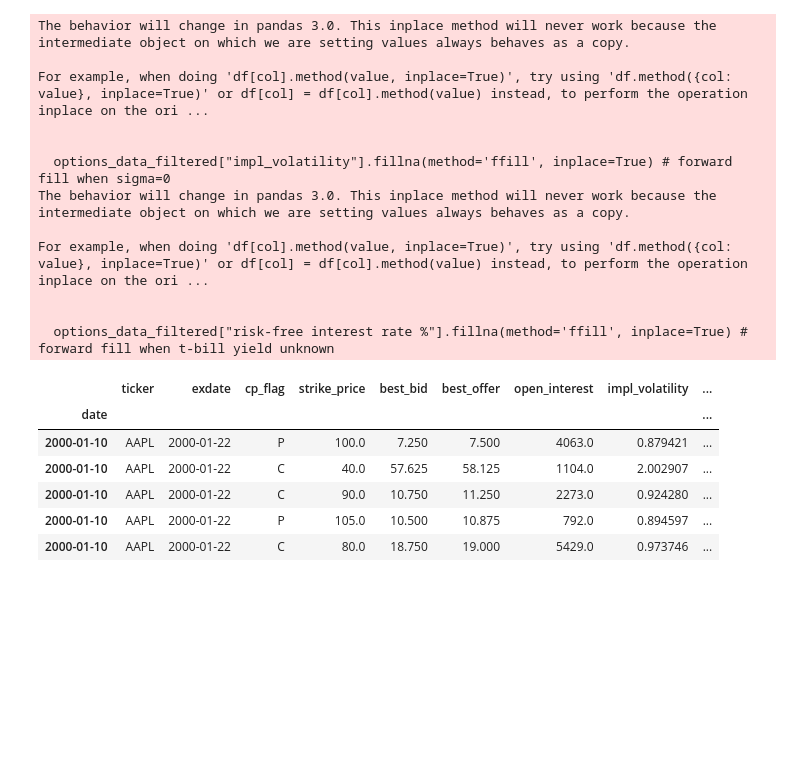
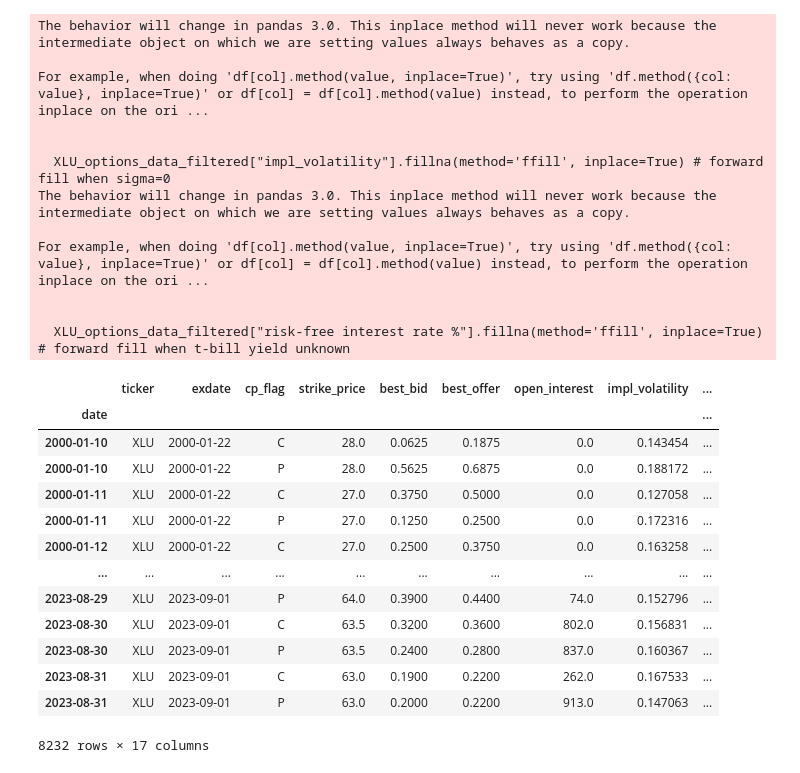
Before and after one commit to siruiliu-code/GARCH-X-Volatility-Modelling-with-Equity-Options-Trading, a Jupyter notebook: megan_IV.ipynb, the cells around one changed output. Saved outputs shown, nothing was run; the diff lists cells and outputs as text; code cells hidden in the pictures; blank space fills up the shorter version.

```diff
--- a/megan_IV.ipynb
+++ b/megan_IV.ipynb
@@ -2,74 +2,74 @@
 import pandas as pd
 import numpy as np
 # %%
-options_data = pd.read_hdf("C:\\Users\\asus\Downloads\\all_options_data.h5", key="AAPL").set_index("date")
-options_data['exdate'] = pd.to_datetime(options_data['exdate'])
-options_data.index = pd.to_datetime(options_data.index)
+XLU_options_data = pd.read_hdf("data/etf_options_data.hf5", key="XLU").set_index("date")
+XLU_options_data['exdate'] = pd.to_datetime(XLU_options_data['exdate'])
+XLU_options_data.index = pd.to_datetime(XLU_options_data.index)
 
-price_data = pd.read_hdf("C:\\Users\\asus\Downloads\\all_tickers_time_series.hf5", key="AAPL").drop_duplicates().set_index("date")
-price_series = price_data["prc"] # subject to changes
+XLU_price_data = pd.read_hdf("data/etf_series.hf5", key="XLU").drop_duplicates()
+XLU_price_series = XLU_price_data["Close"]
 
 treasury_bill_3m = pd.read_csv("C:\\Users\\asus\Downloads\\DTB3.csv").set_index("DATE")
 treasury_bill_3m.index = pd.to_datetime(treasury_bill_3m.index)
 
-options_data_filtered = options_data[options_data.index.isin(price_series.index)]
-options_data_filtered['price'] = price_series
-options_data_filtered["strike_price"] = options_data_filtered["strike_price"] / 1000
-options_data_filtered["risk-free interest rate %"] = treasury_bill_3m["DTB3"]
-options_data_filtered["risk-free interest rate %"] = pd.to_numeric(options_data_filtered["risk-free interest rate %"], errors='coerce')
-options_data_filtered["days to expiry"] = (options_data_filtered["exdate"] - options_data_filtered.index).dt.days
-options_data_filtered = options_data_filtered[options_data_filtered["days to expiry"] != 0] # remove options expiring that day
-options_data_filtered["impl_volatility"].fillna(method='ffill', inplace=True) # forward fill when sigma=0
-options_data_filtered["risk-free interest rate %"].fillna(method='ffill', inplace=True) # forward fill when t-bill yield unknown
-options_data_filtered["strike minus price"] = np.abs(options_data_filtered["strike_price"] - options_data_filtered["price"])
+XLU_options_data_filtered = XLU_options_data[XLU_options_data.index.isin(XLU_price_series.index)]
+XLU_options_data_filtered['price'] = XLU_price_series
 
-options_data_filtered = options_data_filtered[
-    options_data_filtered.apply(
-        lambda row: row["strike_price"] < row["price"] if row["cp_flag"] == 'C' else row["strike_price"] > row["price"],
-        axis=1
-    )
-]
+XLU_options_data_filtered["strike_price"] = XLU_options_data_filtered["strike_price"] / 1000
+XLU_options_data_filtered["risk-free interest rate %"] = treasury_bill_3m["DTB3"]
+XLU_options_data_filtered["risk-free interest rate %"] = pd.to_numeric(XLU_options_data_filtered["risk-free interest rate %"], errors='coerce')
+XLU_options_data_filtered["days to expiry"] = (XLU_options_data_filtered["exdate"] - XLU_options_data_filtered.index).dt.days
+XLU_options_data_filtered = XLU_options_data_filtered[XLU_options_data_filtered["days to expiry"] != 0] # remove options expiring that day
+XLU_options_data_filtered["impl_volatility"].fillna(method='ffill', inplace=True) # forward fill when sigma=0
+XLU_options_data_filtered["risk-free interest rate %"].fillna(method='ffill', inplace=True) # forward fill when t-bill yield unknown
+XLU_options_data_filtered["strike minus price"] = np.abs(XLU_options_data_filtered["strike_price"] - XLU_options_data_filtered["price"])
 
-options_data_filtered
+XLU_options_data_filtered
 
-date_index = options_data_filtered.index.unique()
+date_index = XLU_options_data_filtered.index.unique()
 filtered_data = pd.DataFrame()
 for date in date_index:
-    options_on_date = options_data_filtered.loc[date]
+    options_on_date = XLU_options_data_filtered.loc[date]
     no_of_ex_dates = options_on_date["exdate"].nunique()
     if no_of_ex_dates > 1:
         options_on_date = options_on_date.query("exdate == exdate.min()")
     closest_strike = options_on_date[options_on_date["strike minus price"] == options_on_date["strike minus price"].min()]
     if len(closest_strike) > 2:
         c_closest_strike = closest_strike[closest_strike["cp_flag"] == "C"]
         c_closest_strike = c_closest_strike[c_closest_strike["open_interest"] == c_closest_strike["open_interest"].max()]
         p_closest_strike = closest_strike[closest_strike["cp_flag"] == "P"]
         p_closest_strike = p_closest_strike[p_closest_strike["open_interest"] == p_closest_strike["open_interest"].max()]
         closest_strike = pd.concat([c_closest_strike, p_closest_strike])
     filtered_data = pd.concat([filtered_data, closest_strike])
+
+filtered_data
 # %% [output]
 The behavior will change in pandas 3.0. This inplace method will never work because the intermediate object on which we are setting values always behaves as a copy.
 
 For example, when doing 'df[col].method(value, inplace=True)', try using 'df.method({col: value}, inplace=True)' or df[col] = df[col].method(value) instead, to perform the operation inplace on the ori ...
 
 
-  options_data_filtered["impl_volatility"].fillna(method='ffill', inplace=True) # forward fill when sigma=0
+  XLU_options_data_filtered["impl_volatility"].fillna(method='ffill', inplace=True) # forward fill when sigma=0
 The behavior will change in pandas 3.0. This inplace method will never work because the intermediate object on which we are setting values always behaves as a copy.
 
 For example, when doing 'df[col].method(value, inplace=True)', try using 'df.method({col: value}, inplace=True)' or df[col] = df[col].method(value) instead, to perform the operation inplace on the ori ...
 
 
-  options_data_filtered["risk-free interest rate %"].fillna(method='ffill', inplace=True) # forward fill when t-bill yield unknown
+  XLU_options_data_filtered["risk-free interest rate %"].fillna(method='ffill', inplace=True) # forward fill when t-bill yield unknown
+|  | ticker | exdate | cp_flag | strike_price | best_bid | best_offer | open_interest | impl_volatility | ... |
+| date |  |  |  |  |  |  |  |  | ... |
+| 2000-01-10 | XLU | 2000-01-22 | C | 28.0 | 0.0625 | 0.1875 | 0.0 | 0.143454 | ... |
+| 2000-01-10 | XLU | 2000-01-22 | P | 28.0 | 0.5625 | 0.6875 | 0.0 | 0.188172 | ... |
+| 2000-01-11 | XLU | 2000-01-22 | C | 27.0 | 0.3750 | 0.5000 | 0.0 | 0.127058 | ... |
+| 2000-01-11 | XLU | 2000-01-22 | P | 27.0 | 0.1250 | 0.2500 | 0.0 | 0.172316 | ... |
+| 2000-01-12 | XLU | 2000-01-22 | C | 27.0 | 0.2500 | 0.3750 | 0.0 | 0.163258 | ... |
+| ... | ... | ... | ... | ... | ... | ... | ... | ... | ... |
+| 2023-08-29 | XLU | 2023-09-01 | P | 64.0 | 0.3900 | 0.4400 | 74.0 | 0.152796 | ... |
+| 2023-08-30 | XLU | 2023-09-01 | C | 63.5 | 0.3200 | 0.3600 | 802.0 | 0.156831 | ... |
+| 2023-08-30 | XLU | 2023-09-01 | P | 63.5 | 0.2400 | 0.2800 | 837.0 | 0.160367 | ... |
+| 2023-08-31 | XLU | 2023-09-01 | C | 63.0 | 0.1900 | 0.2200 | 262.0 | 0.167533 | ... |
+| 2023-08-31 | XLU | 2023-09-01 | P | 63.0 | 0.2000 | 0.2200 | 913.0 | 0.147063 | ... |
+8232 rows × 17 columns
-# %%
-options_data_filtered.head()
-# %% [output]
-|  | ticker | exdate | cp_flag | strike_price | best_bid | best_offer | open_interest | impl_volatility | ... |
-| date |  |  |  |  |  |  |  |  | ... |
-| 2000-01-10 | AAPL | 2000-01-22 | P | 100.0 | 7.250 | 7.500 | 4063.0 | 0.879421 | ... |
-| 2000-01-10 | AAPL | 2000-01-22 | C | 40.0 | 57.625 | 58.125 | 1104.0 | 2.002907 | ... |
-| 2000-01-10 | AAPL | 2000-01-22 | C | 90.0 | 10.750 | 11.250 | 2273.0 | 0.924280 | ... |
-| 2000-01-10 | AAPL | 2000-01-22 | P | 105.0 | 10.500 | 10.875 | 792.0 | 0.894597 | ... |
-| 2000-01-10 | AAPL | 2000-01-22 | C | 80.0 | 18.750 | 19.000 | 5429.0 | 0.973746 | ... |
 # %%
 from scipy.stats import norm
 from math import log, sqrt, exp
```
Also changed, not shown: parts of 8 cells of this notebook.
